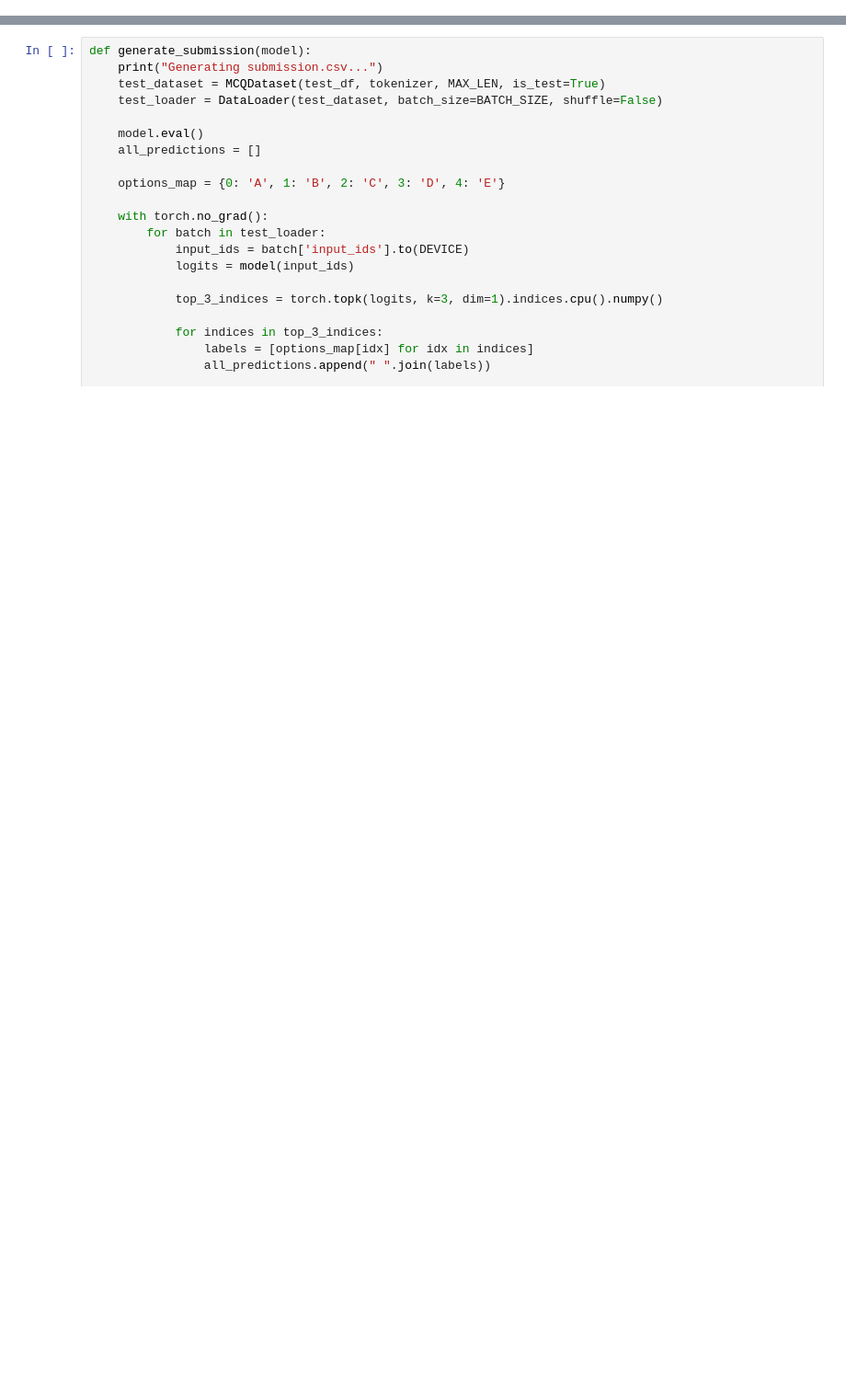
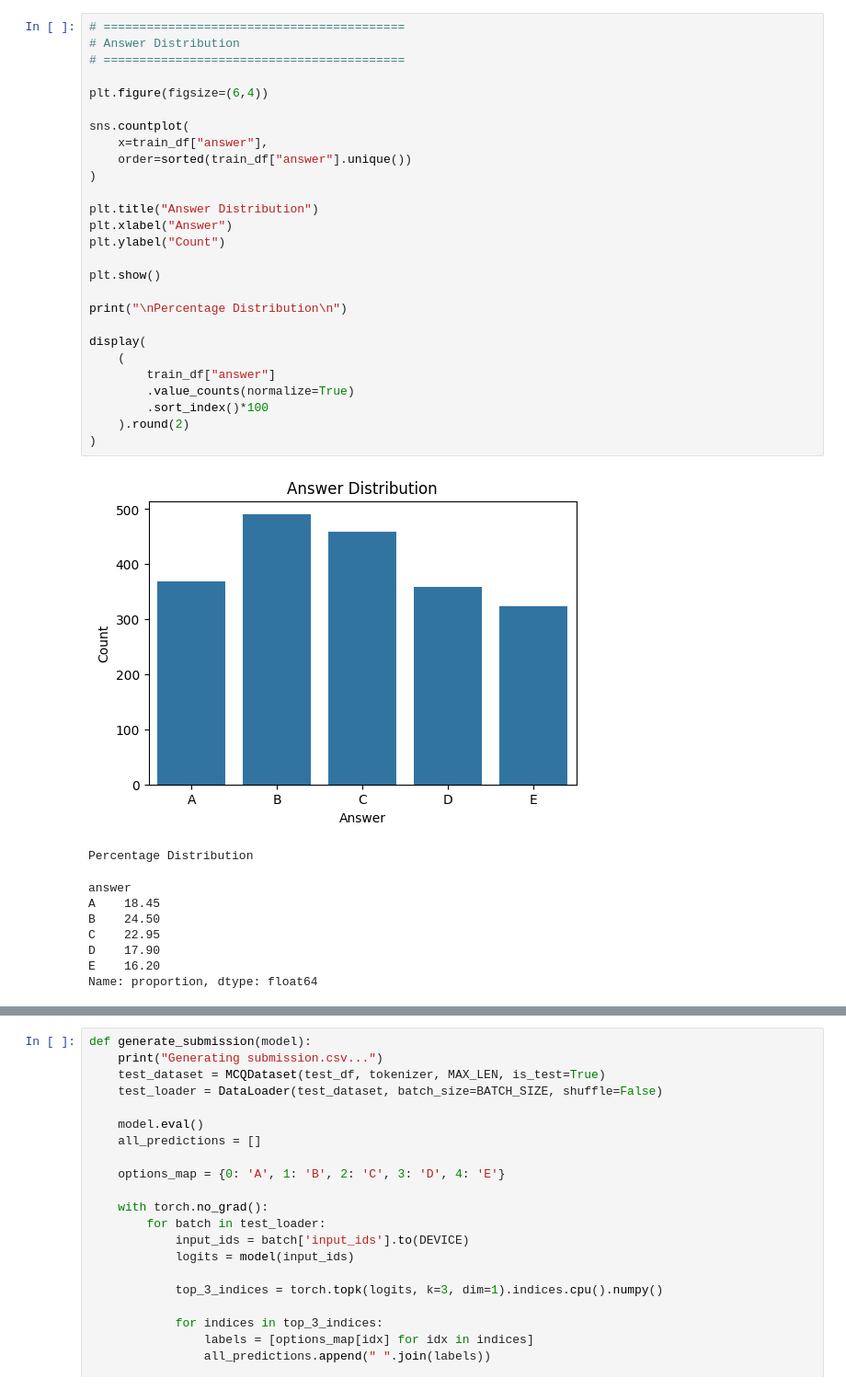
Before and after one commit to rajeevpatel090/dl-23f3002112-notebook-t22026, a Jupyter notebook: notebooks/dl-23f3002112-notebook-t22026.ipynb, the cells around one changed output, grey strips where cells are left out. Shown at 92% size. Saved outputs shown, nothing was run; the diff lists cells and outputs as text; blank space fills up the shorter version.

```diff
--- a/notebooks/dl-23f3002112-notebook-t22026.ipynb
+++ b/notebooks/dl-23f3002112-notebook-t22026.ipynb
@@ -43,0 +279,37 @@ import os
+# %%
+# ==========================================
+# Answer Distribution
+# ==========================================
+
+plt.figure(figsize=(6,4))
+
+sns.countplot(
+    x=train_df["answer"],
+    order=sorted(train_df["answer"].unique())
+)
+
+plt.title("Answer Distribution")
+plt.xlabel("Answer")
+plt.ylabel("Count")
+
+plt.show()
+
+print("\nPercentage Distribution\n")
+
+display(
+    (
+        train_df["answer"]
+        .value_counts(normalize=True)
+        .sort_index()*100
+    ).round(2)
+)
+# %% [output]
+[figure, added]
+Percentage Distribution
+answer
+A    18.45
+B    24.50
+C    22.95
+D    17.90
+E    16.20
+Name: proportion, dtype: float64
```
Also changed, not shown: parts of 29 cells of this notebook.
